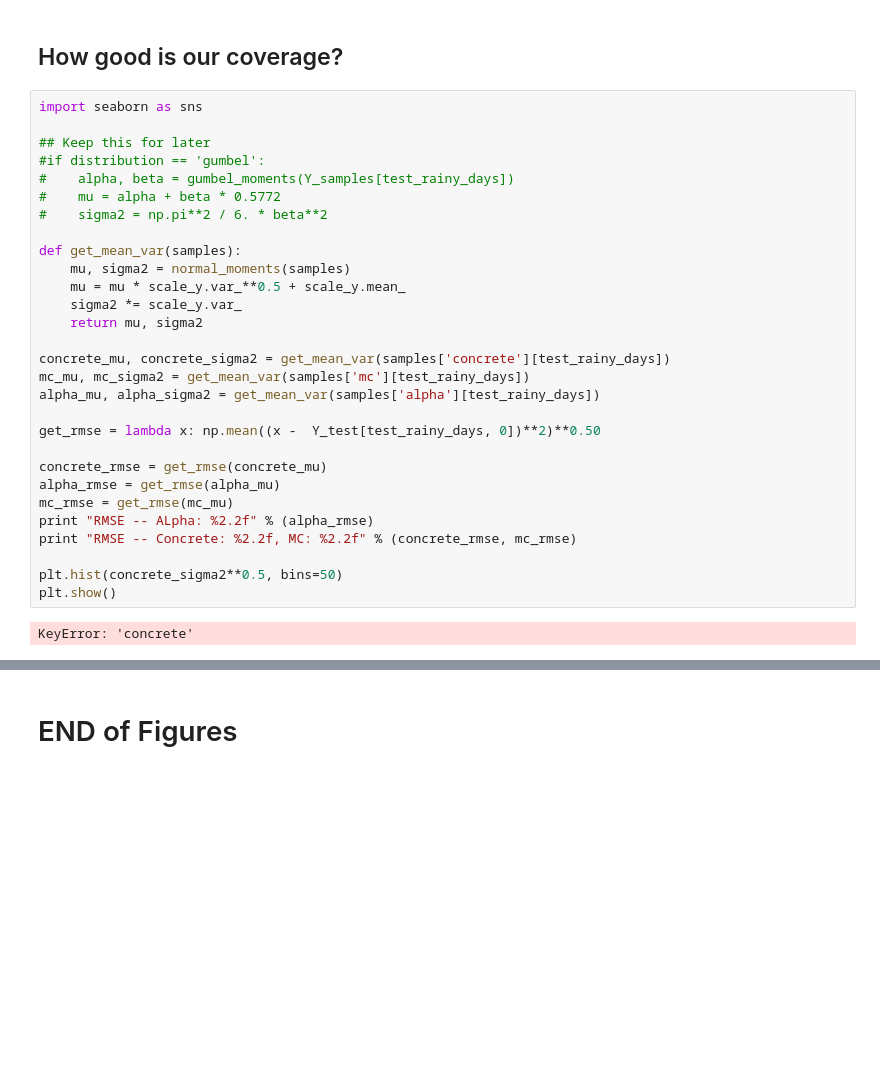
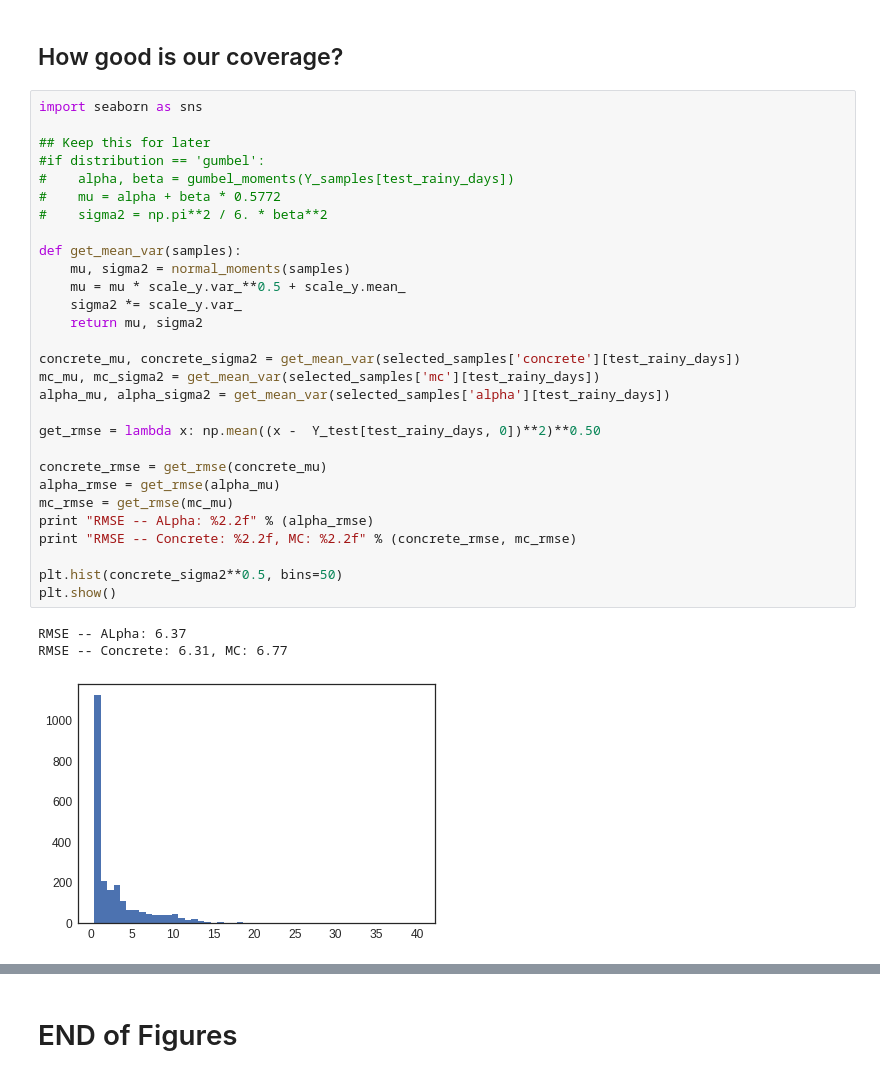
Before and after one commit to tjvandal/CI-2017, a Jupyter notebook: notebooks/bnn-climate.ipynb, the cells around one changed output, grey strips where cells are left out. Drawn from its saved outputs; the diff is of its cells as text; blank space fills up the shorter version.

```diff
--- a/notebooks/bnn-climate.ipynb
+++ b/notebooks/bnn-climate.ipynb
@@ -382,34 +399,36 @@ Epoch 31/50
 # %%
 import seaborn as sns
 
 ## Keep this for later
 #if distribution == 'gumbel':
 #    alpha, beta = gumbel_moments(Y_samples[test_rainy_days])
 #    mu = alpha + beta * 0.5772
 #    sigma2 = np.pi**2 / 6. * beta**2
 
 def get_mean_var(samples):
     mu, sigma2 = normal_moments(samples)
     mu = mu * scale_y.var_**0.5 + scale_y.mean_
     sigma2 *= scale_y.var_
     return mu, sigma2
 
-concrete_mu, concrete_sigma2 = get_mean_var(samples['concrete'][test_rainy_days])
-mc_mu, mc_sigma2 = get_mean_var(samples['mc'][test_rainy_days])
-alpha_mu, alpha_sigma2 = get_mean_var(samples['alpha'][test_rainy_days])
+concrete_mu, concrete_sigma2 = get_mean_var(selected_samples['concrete'][test_rainy_days])
+mc_mu, mc_sigma2 = get_mean_var(selected_samples['mc'][test_rainy_days])
+alpha_mu, alpha_sigma2 = get_mean_var(selected_samples['alpha'][test_rainy_days])
 
 get_rmse = lambda x: np.mean((x -  Y_test[test_rainy_days, 0])**2)**0.50
 
 concrete_rmse = get_rmse(concrete_mu)
 alpha_rmse = get_rmse(alpha_mu)
 mc_rmse = get_rmse(mc_mu)
 print "RMSE -- ALpha: %2.2f" % (alpha_rmse)
 print "RMSE -- Concrete: %2.2f, MC: %2.2f" % (concrete_rmse, mc_rmse)
 
 plt.hist(concrete_sigma2**0.5, bins=50)
 plt.show()
 # %% [output]
-KeyError: 'concrete'
+RMSE -- ALpha: 6.37
+RMSE -- Concrete: 6.31, MC: 6.77
+[figure, added]
 # %%
 def coverage_plot(samples, y, ax, name=None):
     mu, sigma2 = get_mean_var(samples)
```
Also changed, not shown: parts of 10 cells of this notebook, 1 other file.
